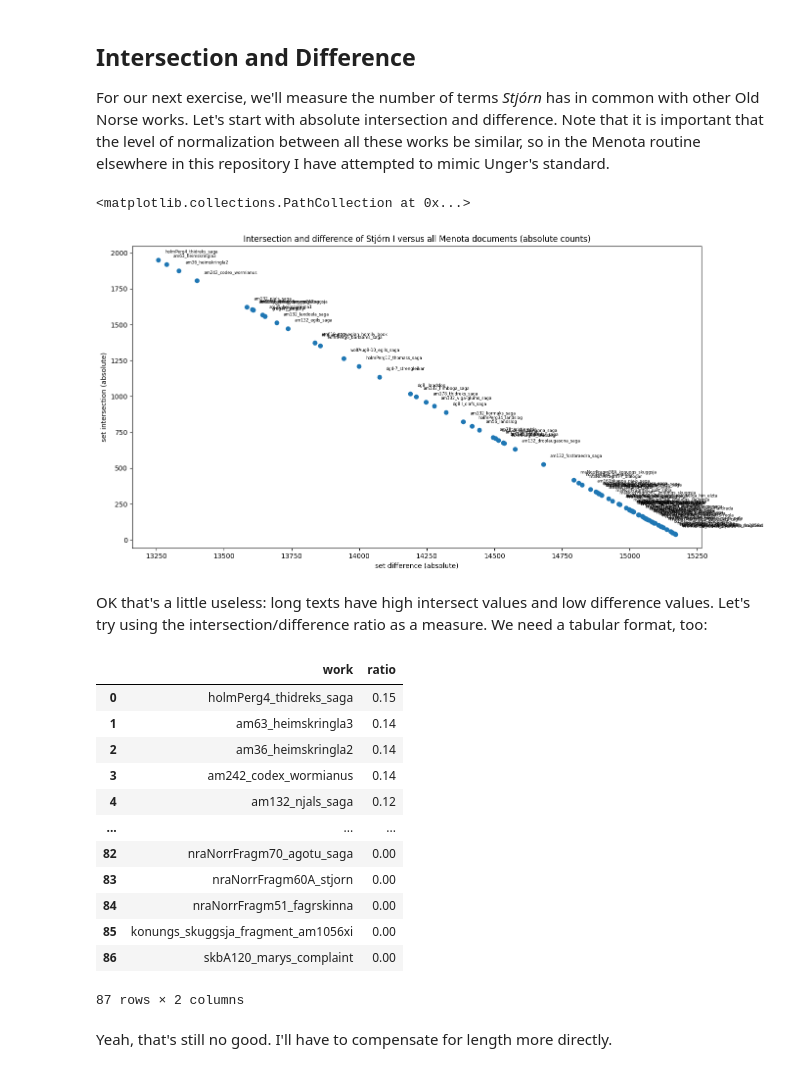
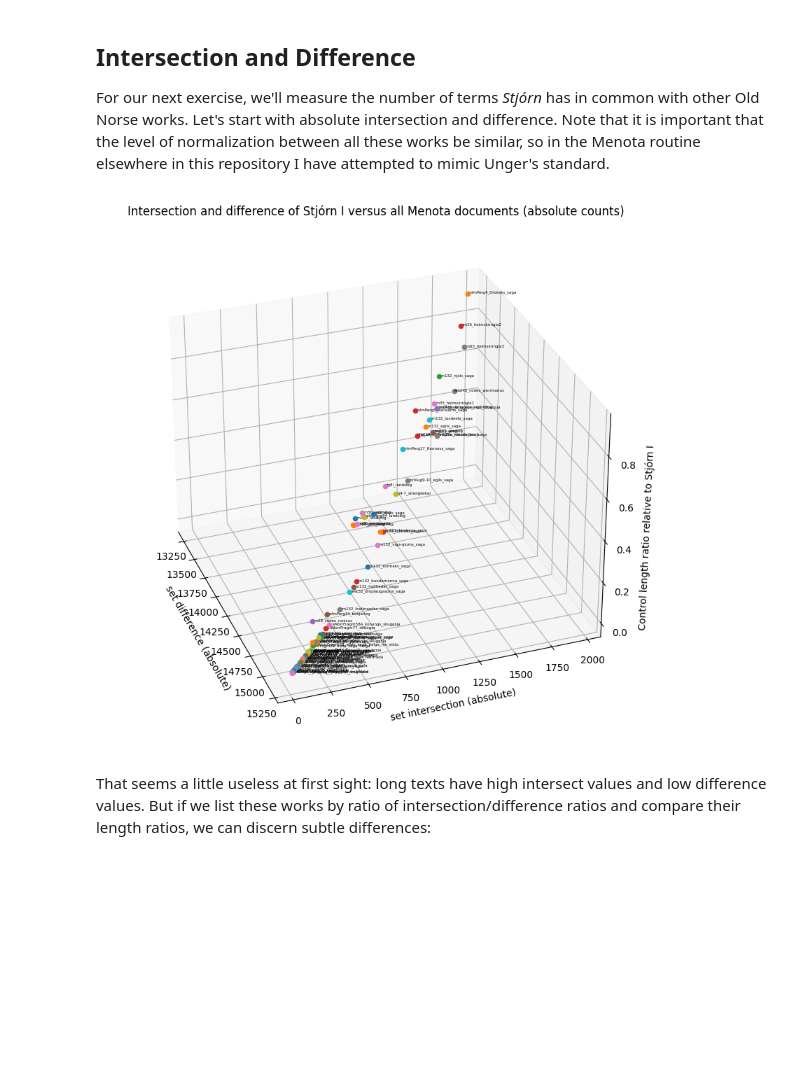
Before and after one commit to langeslag/on-corpus-tools, a Jupyter notebook: stjorn/stylometry.ipynb, the cells around one changed output. Saved outputs shown, nothing was run; the diff lists cells and outputs as text; code cells hidden in the pictures; blank space fills up the shorter version.

```diff
--- a/stjorn/stylometry.ipynb
+++ b/stjorn/stylometry.ipynb
@@ -214,58 +222,35 @@ plt.show()
 
 For our next exercise, we'll measure the number of terms _Stjórn_ has in common with other Old Norse works. Let's start with absolute intersection and difference. Note that it is important that the level of normalization between all these works be similar, so in the Menota routine elsewhere in this repository I have attempted to mimic Unger's standard.
 # %%
-stj1_lexicon = set(tokens[work_indices['stjorn1']:work_indices['stjorn2']])
-stj2_lexicon = set(tokens[work_indices['stjorn2']:work_indices['stjorn3a']])
-stj3_lexicon = set(tokens[work_indices['stjorn3a']:work_indices['stjorn4']]).union(tokens[work_indices['stjorn3b']:])
-stj4_lexicon = set(tokens[work_indices['stjorn4']:work_indices['stjorn3b']])
+stj1_tokens = tokens[work_indices['stjorn1']:work_indices['stjorn2']]
+stj2_tokens = tokens[work_indices['stjorn2']:work_indices['stjorn3a']]
+stj3_tokens = tokens[work_indices['stjorn3a']:work_indices['stjorn4']] + tokens[work_indices['stjorn3b']:]
+stj4_tokens = tokens[work_indices['stjorn4']:work_indices['stjorn3b']]
 
-control = dict()
+menota = dict()
 for text in glob.glob('../menota/dipl/*txt'):
     ref = os.path.basename(text).replace('.txt', '')
     with open(text) as doc:
-        _tokens = doc.read().replace('\n', '').split()
-        _lexicon = set(_tokens)
-        control[ref] = _lexicon
+        menota[ref] = doc.read().replace('\n', '').split()
 
-fig, ax = plt.subplots(figsize=(15,8))
-x = [len(stj1_lexicon.difference(v)) for k,v in control.items()]
-y = [len(stj1_lexicon.intersection(v)) for k,v in control.items()]
-types = control.keys()
-ax.set_title('Intersection and difference of Stjórn I versus all Menota documents (absolute counts)')
+fig = plt.figure(figsize=(8,8))
+ax = fig.add_subplot(projection='3d')
+x = [len(set(stj1_tokens).difference(set(v))) for v in menota.values()]
+y = [len(set(stj1_tokens).intersection(set(v))) for v in menota.values()]
+z = [(len(v) / len(stj1_tokens)) for v in menota.values()]
+types = menota.keys()
+ax.set_title('Intersection and difference of Stjórn I versus all Menota documents (absolute counts)', fontsize='12')
 ax.set_xlabel('set difference (absolute)')
 ax.set_ylabel('set intersection (absolute)')
+ax.set_zlabel('Control length ratio relative to Stjórn I')
+ax.view_init(elev=30, azim=340)
+plt.tight_layout()
 for i, txt in enumerate(types):
-    ax.annotate(txt, (x[i], y[i]), xytext=(10,10), textcoords='offset points', fontsize=6)
-plt.scatter(x,y)
+    ax.scatter(x[i],y[i],z[i])
+    ax.text(x[i],y[i],z[i], txt, fontsize=4)
+
+plt.show()
 # %% [output]
-<matplotlib.collections.PathCollection at 0x...>
-[figure, old version]
+[figure, new version]
 # %% [markdown]
-OK that's a little useless: long texts have high intersect values and low difference values. Let's try using the intersection/difference ratio as a measure. We need a tabular format, too:
+That seems a little useless at first sight: long texts have high intersect values and low difference values. But if we list these works by ratio of intersection/difference ratios and compare their length ratios, we can discern subtle differences:
-# %%
-intersection_data = dict()
-for k,v in control.items():
-    intersection_data[k] = round(len(stj1_lexicon.intersection(v))/len(stj1_lexicon.difference(v)), 2)
-intersection_data = {k: v for k, v in sorted(intersection_data.items(), key=lambda item: item[1], reverse=True)}
-intersection_data
-#df = pd.DataFrame.from_dict(intersection_data, orient='index', columns=['works', 'ratio'])
-df = pd.DataFrame(intersection_data.items(), columns=['work', 'ratio'])
-df
-
-# TODO: add token count
-# %% [output]
-|  | work | ratio |
-| 0 | holmPerg4_thidreks_saga | 0.15 |
-| 1 | am63_heimskringla3 | 0.14 |
-| 2 | am36_heimskringla2 | 0.14 |
-| 3 | am242_codex_wormianus | 0.14 |
-| 4 | am132_njals_saga | 0.12 |
-| ... | ... | ... |
-| 82 | nraNorrFragm70_agotu_saga | 0.00 |
-| 83 | nraNorrFragm60A_stjorn | 0.00 |
-| 84 | nraNorrFragm51_fagrskinna | 0.00 |
-| 85 | konungs_skuggsja_fragment_am1056xi | 0.00 |
-| 86 | skbA120_marys_complaint | 0.00 |
-87 rows × 2 columns
-# %% [markdown]
-Yeah, that's still no good. I'll have to compensate for length more directly.
```
Also changed, not shown: parts of 7 cells of this notebook, 1 other file.
